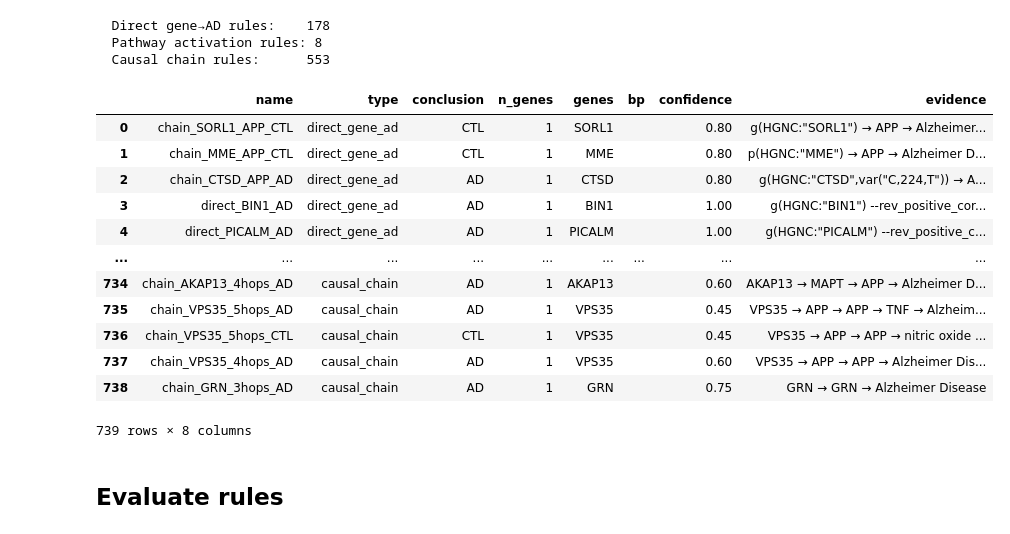
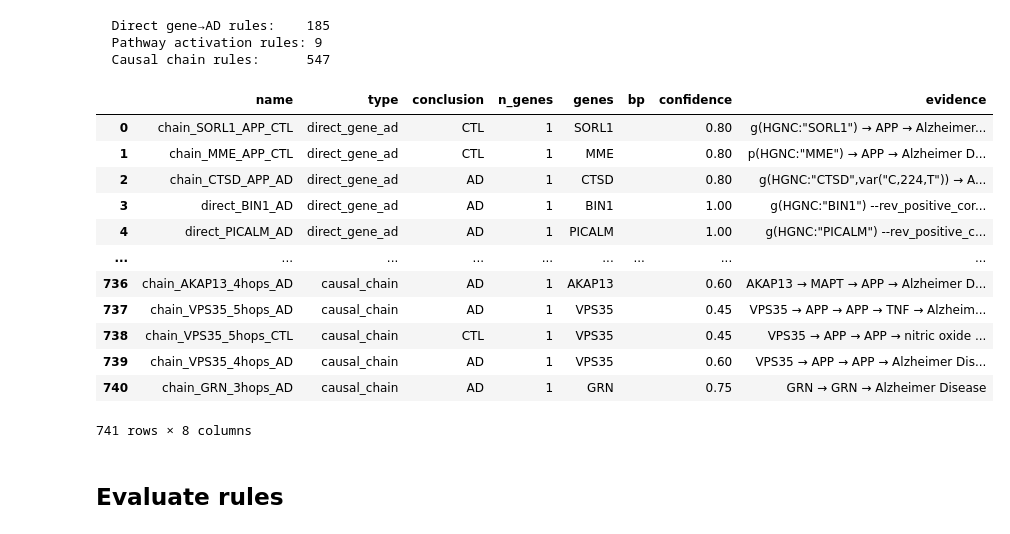
Before and after one commit to Xiaoxuan-Yu-ty/HybridKG, a Jupyter notebook: nesy_gnn/test.ipynb, the cells around one changed output. Cells and saved outputs as stored; diff of their text form; code cells hidden in the pictures.

```diff
--- a/nesy_gnn/test.ipynb
+++ b/nesy_gnn/test.ipynb
@@ -73,32 +73,32 @@ def _build_directed_graph(G) -> nx.DiGraph:
 # %%
 kg_path = "../data/KG/ad_network_with_reverse_edges.pkl"
 G_ad = load_graph(kg_path)
 DG_ad = _build_directed_graph(G_ad)
 
-exp_path = '../data/ANMerge/ANMerge_exp_cleaned.csv'
+exp_path = '../data/ANMerge/ANMerge_TX_preprocessed/AnmergeTX_cleaned_exp.csv'
 exp_df = pd.read_csv(exp_path, index_col=0)
 expr_genes = set(exp_df.columns)
 
 rules = extract_rules(kg_path = kg_path, expression_genes = expr_genes)
 df_rules = summarise_rules(rules)
 df_rules
 # %% [output]
-  Direct gene→AD rules:    178
-  Pathway activation rules: 8
-  Causal chain rules:      553
+  Direct gene→AD rules:    185
+  Pathway activation rules: 9
+  Causal chain rules:      547
 |  | name | type | conclusion | n_genes | genes | bp | confidence | evidence |
 | 0 | chain_SORL1_APP_CTL | direct_gene_ad | CTL | 1 | SORL1 |  | 0.80 | g(HGNC:"SORL1") → APP → Alzheimer... |
 | 1 | chain_MME_APP_CTL | direct_gene_ad | CTL | 1 | MME |  | 0.80 | p(HGNC:"MME") → APP → Alzheimer D... |
 | 2 | chain_CTSD_APP_AD | direct_gene_ad | AD | 1 | CTSD |  | 0.80 | g(HGNC:"CTSD",var("C,224,T")) → A... |
 | 3 | direct_BIN1_AD | direct_gene_ad | AD | 1 | BIN1 |  | 1.00 | g(HGNC:"BIN1") --rev_positive_cor... |
 | 4 | direct_PICALM_AD | direct_gene_ad | AD | 1 | PICALM |  | 1.00 | g(HGNC:"PICALM") --rev_positive_c... |
 | ... | ... | ... | ... | ... | ... | ... | ... | ... |
-| 734 | chain_AKAP13_4hops_AD | causal_chain | AD | 1 | AKAP13 |  | 0.60 | AKAP13 → MAPT → APP → Alzheimer D... |
-| 735 | chain_VPS35_5hops_AD | causal_chain | AD | 1 | VPS35 |  | 0.45 | VPS35 → APP → APP → TNF → Alzheim... |
-| 736 | chain_VPS35_5hops_CTL | causal_chain | CTL | 1 | VPS35 |  | 0.45 | VPS35 → APP → APP → nitric oxide ... |
-| 737 | chain_VPS35_4hops_AD | causal_chain | AD | 1 | VPS35 |  | 0.60 | VPS35 → APP → APP → Alzheimer Dis... |
-| 738 | chain_GRN_3hops_AD | causal_chain | AD | 1 | GRN |  | 0.75 | GRN → GRN → Alzheimer Disease |
+| 736 | chain_AKAP13_4hops_AD | causal_chain | AD | 1 | AKAP13 |  | 0.60 | AKAP13 → MAPT → APP → Alzheimer D... |
+| 737 | chain_VPS35_5hops_AD | causal_chain | AD | 1 | VPS35 |  | 0.45 | VPS35 → APP → APP → TNF → Alzheim... |
+| 738 | chain_VPS35_5hops_CTL | causal_chain | CTL | 1 | VPS35 |  | 0.45 | VPS35 → APP → APP → nitric oxide ... |
+| 739 | chain_VPS35_4hops_AD | causal_chain | AD | 1 | VPS35 |  | 0.60 | VPS35 → APP → APP → Alzheimer Dis... |
+| 740 | chain_GRN_3hops_AD | causal_chain | AD | 1 | GRN |  | 0.75 | GRN → GRN → Alzheimer Disease |
-739 rows × 8 columns
+741 rows × 8 columns
 # %% [markdown]
 ## Evaluate rules
 # %%
```
Also changed, not shown: parts of 19 cells of this notebook, 6 other files.
